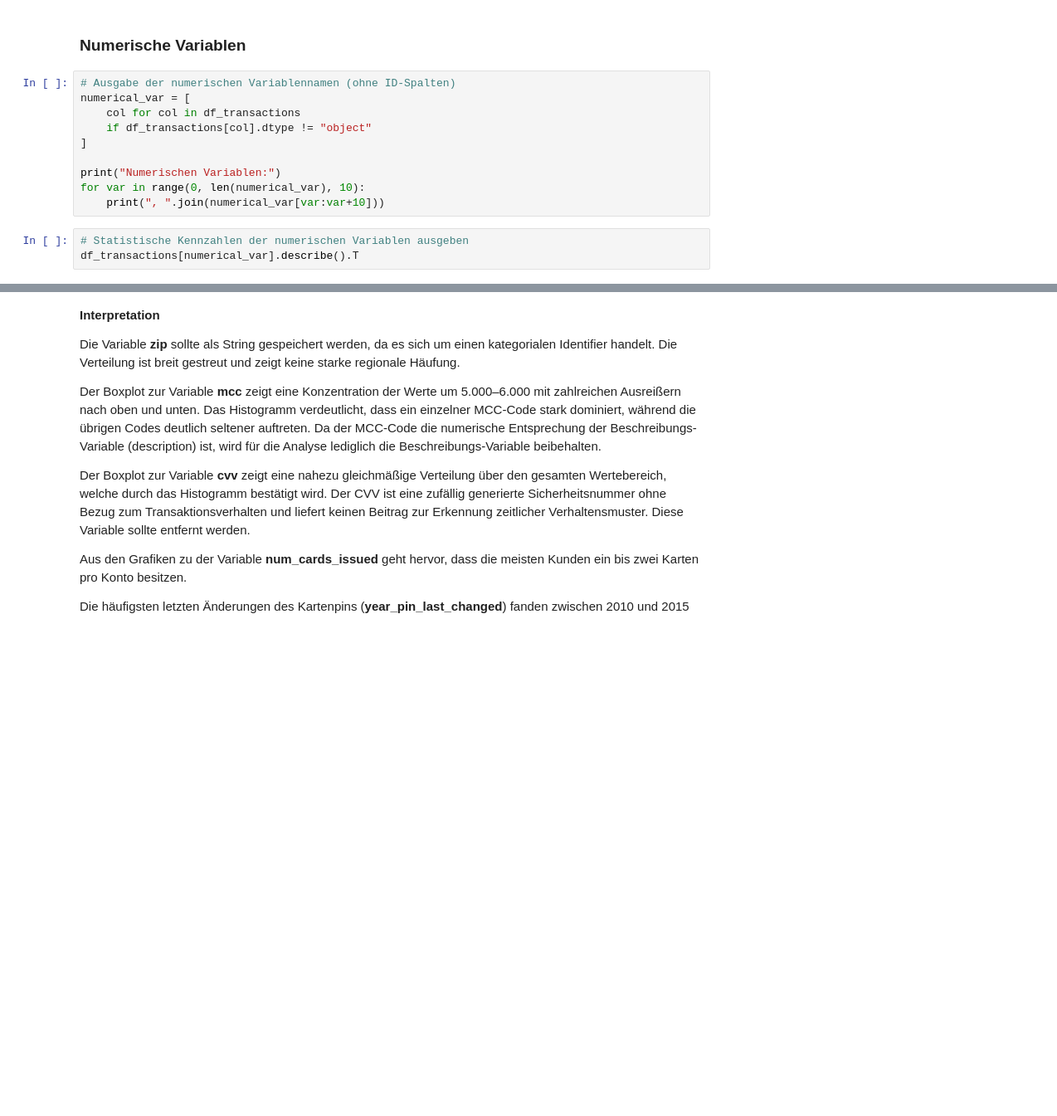
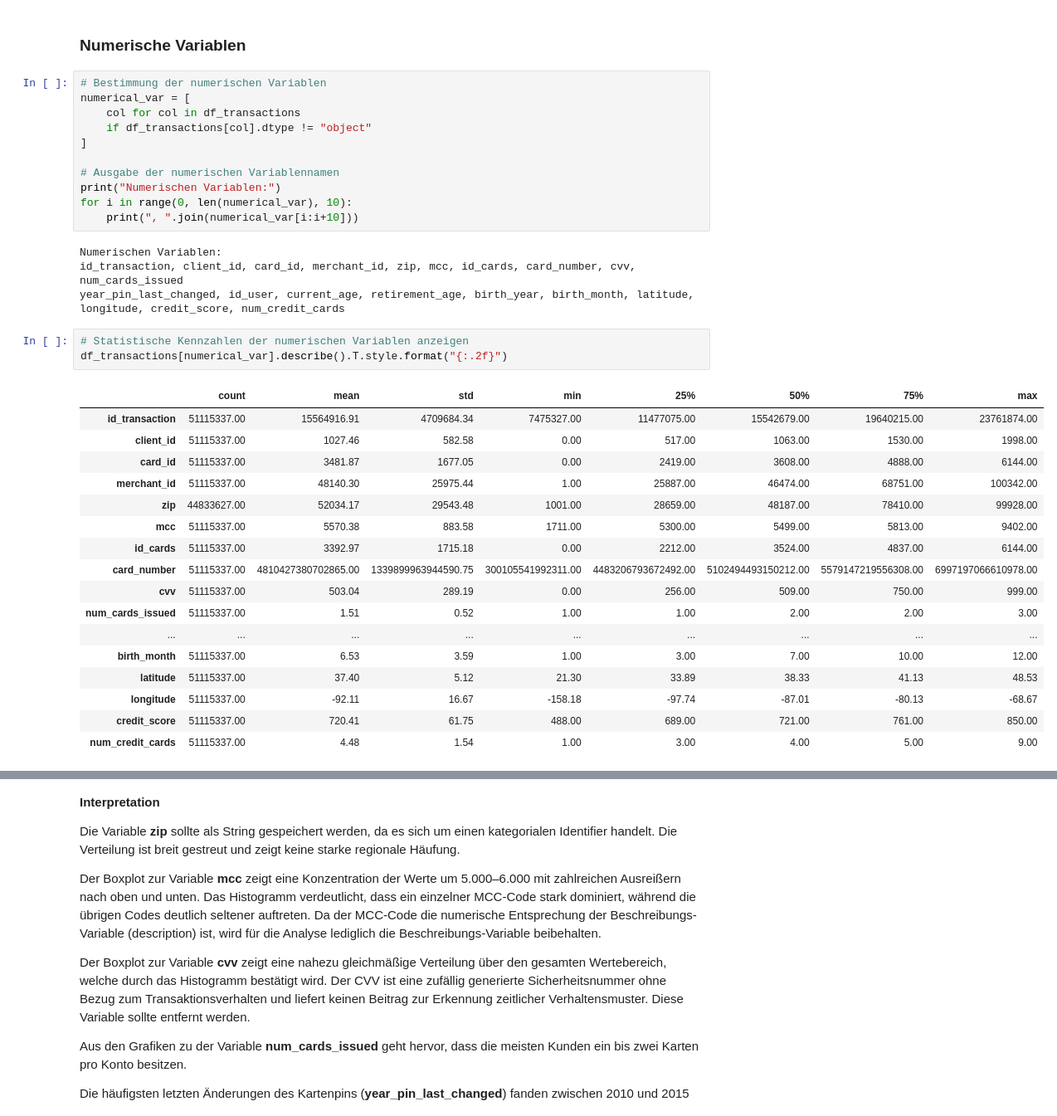
Before and after one commit to juliisch/DAMI01_DATA01, a Jupyter notebook: notebooks/01_Business_Data_Understanding.ipynb, the cells around one changed output, grey strips where cells are left out. Shown at 83% size. Saved outputs shown, nothing was run; the diff lists cells and outputs as text; blank space fills up the shorter version.

```diff
--- a/notebooks/01_Business_Data_Understanding.ipynb
+++ b/notebooks/01_Business_Data_Understanding.ipynb
@@ -234,16 +329,39 @@ Bei den meisten Kunden liegt keine oder nur eine geringe Verschuldung (**total_d
 # %% [markdown]
 ### Numerische Variablen
 # %%
-# Ausgabe der numerischen Variablennamen (ohne ID-Spalten)
+# Bestimmung der numerischen Variablen
 numerical_var = [
     col for col in df_transactions
     if df_transactions[col].dtype != "object"
 ]
 
+# Ausgabe der numerischen Variablennamen
 print("Numerischen Variablen:")
-for var in range(0, len(numerical_var), 10):
-    print(", ".join(numerical_var[var:var+10]))
+for i in range(0, len(numerical_var), 10):
+    print(", ".join(numerical_var[i:i+10]))
+# %% [output]
+Numerischen Variablen:
+id_transaction, client_id, card_id, merchant_id, zip, mcc, id_cards, card_number, cvv, num_cards_issued
+year_pin_last_changed, id_user, current_age, retirement_age, birth_year, birth_month, latitude, longitude, credit_score, num_credit_cards
 # %%
-# Statistische Kennzahlen der numerischen Variablen ausgeben
-df_transactions[numerical_var].describe().T
+# Statistische Kennzahlen der numerischen Variablen anzeigen
+df_transactions[numerical_var].describe().T.style.format("{:.2f}")
+# %% [output]
+|  | count | mean | std | min | 25% | 50% | 75% | max |
+| id_transaction | 51115337.00 | 15564916.91 | 4709684.34 | 7475327.00 | 11477075.00 | 15542679.00 | 19640215.00 | 23761874.00 |
+| client_id | 51115337.00 | 1027.46 | 582.58 | 0.00 | 517.00 | 1063.00 | 1530.00 | 1998.00 |
+| card_id | 51115337.00 | 3481.87 | 1677.05 | 0.00 | 2419.00 | 3608.00 | 4888.00 | 6144.00 |
+| merchant_id | 51115337.00 | 48140.30 | 25975.44 | 1.00 | 25887.00 | 46474.00 | 68751.00 | 100342.00 |
+| zip | 44833627.00 | 52034.17 | 29543.48 | 1001.00 | 28659.00 | 48187.00 | 78410.00 | 99928.00 |
+| mcc | 51115337.00 | 5570.38 | 883.58 | 1711.00 | 5300.00 | 5499.00 | 5813.00 | 9402.00 |
+| id_cards | 51115337.00 | 3392.97 | 1715.18 | 0.00 | 2212.00 | 3524.00 | 4837.00 | 6144.00 |
+| card_number | 51115337.00 | 4810427380702865.00 | 1339899963944590.75 | 300105541992311.00 | 4483206793672492.00 | 5102494493150212.00 | 5579147219556308.00 | 6997197066610978.00 |
+| cvv | 51115337.00 | 503.04 | 289.19 | 0.00 | 256.00 | 509.00 | 750.00 | 999.00 |
+| num_cards_issued | 51115337.00 | 1.51 | 0.52 | 1.00 | 1.00 | 2.00 | 2.00 | 3.00 |
+| ... | ... | ... | ... | ... | ... | ... | ... | ... |
+| birth_month | 51115337.00 | 6.53 | 3.59 | 1.00 | 3.00 | 7.00 | 10.00 | 12.00 |
+| latitude | 51115337.00 | 37.40 | 5.12 | 21.30 | 33.89 | 38.33 | 41.13 | 48.53 |
+| longitude | 51115337.00 | -92.11 | 16.67 | -158.18 | -97.74 | -87.01 | -80.13 | -68.67 |
+| credit_score | 51115337.00 | 720.41 | 61.75 | 488.00 | 689.00 | 721.00 | 761.00 | 850.00 |
+| num_credit_cards | 51115337.00 | 4.48 | 1.54 | 1.00 | 3.00 | 4.00 | 5.00 | 9.00 |
 # %%
```
Also changed, not shown: parts of 24 cells of this notebook, 50 other files.
